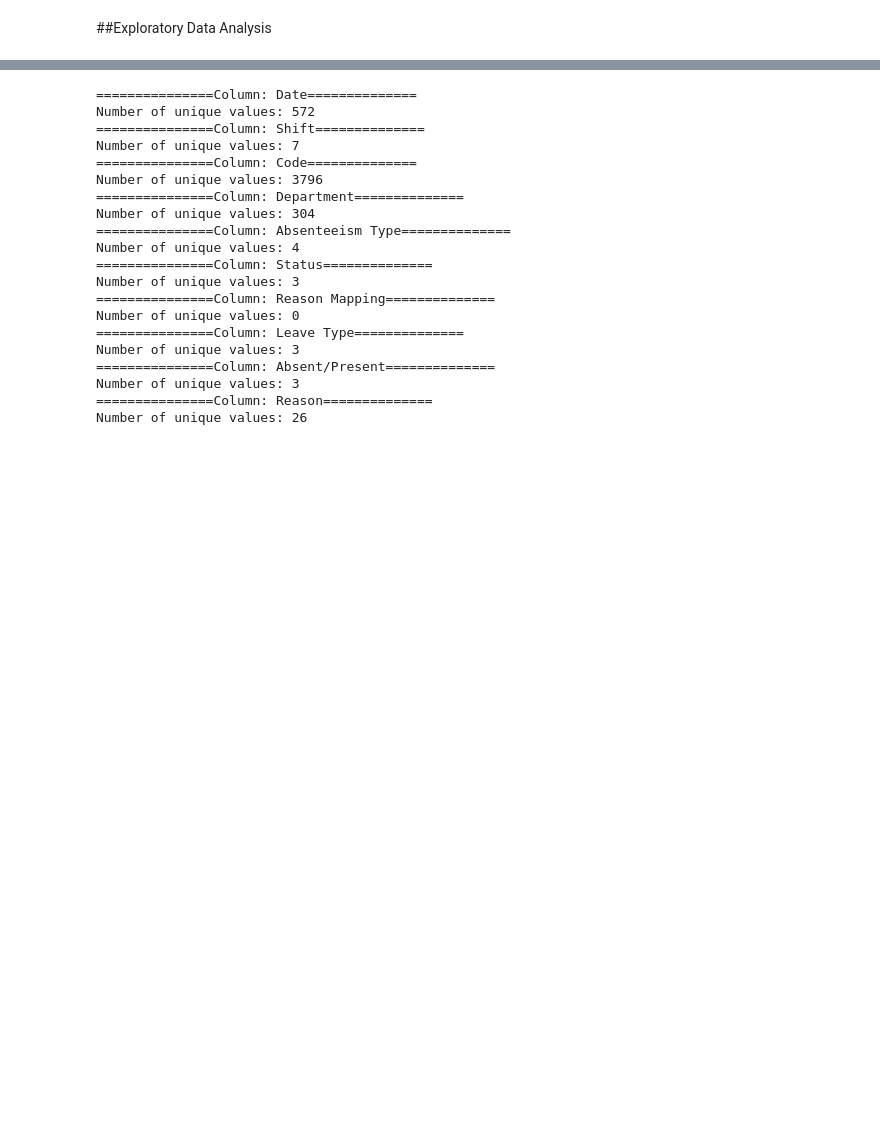
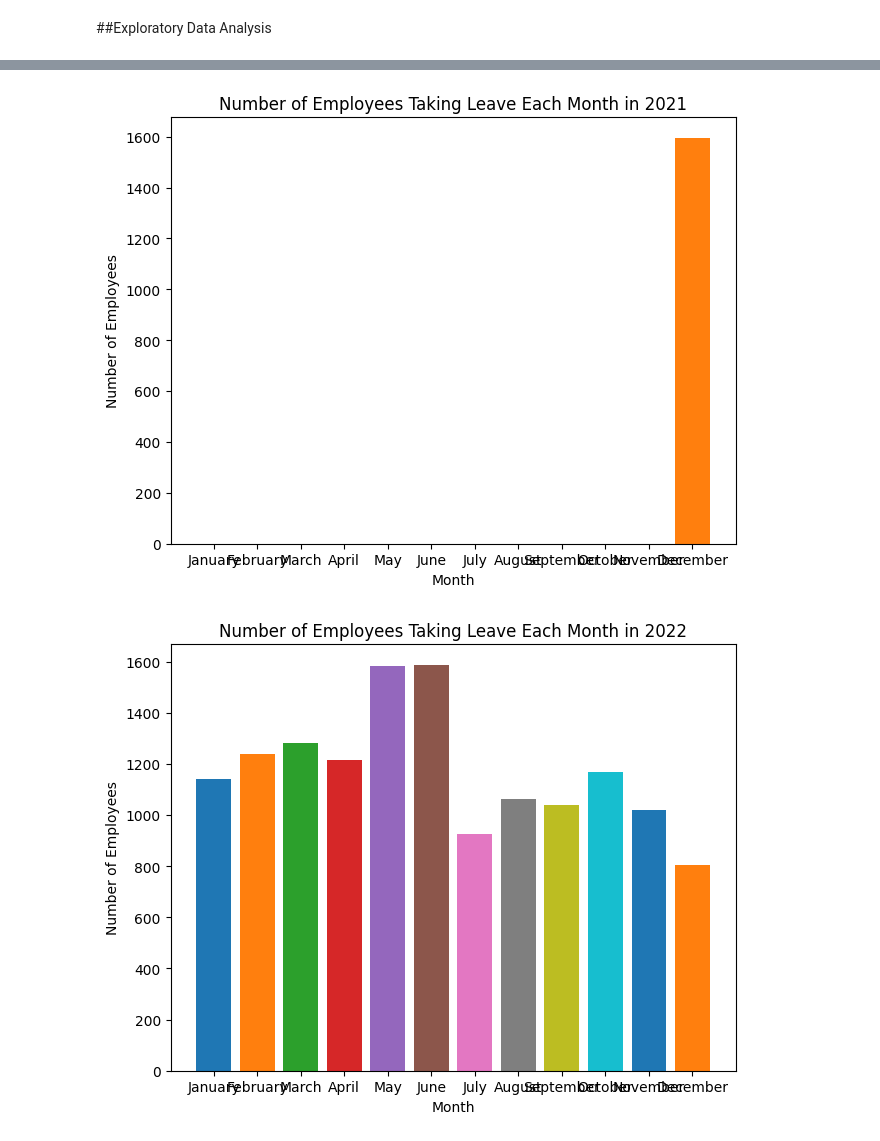
Before and after one commit to DSGP-Group-1-EAPS/SL-Apparel-Dataset, a Jupyter notebook: EAPS_Data_Describing.ipynb, the cells around one changed output, grey strips where cells are left out. Drawn from its saved outputs; the diff is of its cells as text; code cells hidden in the pictures; blank space fills up the shorter version.

```diff
--- a/EAPS_Data_Describing.ipynb
+++ b/EAPS_Data_Describing.ipynb
@@ -77,28 +77,33 @@ df.describe(include='all')
 | 50% | NaN | NaN | NaN | NaN | NaN | NaN | NaN | 1.000000 | ... |
 | 75% | NaN | NaN | NaN | NaN | NaN | NaN | NaN | 1.000000 | ... |
 | max | NaN | NaN | NaN | NaN | NaN | NaN | NaN | 2.000000 | ... |
-# %%
-for column in df.columns:
-    print(f"===============Column: {column}==============")
-    print(f"Number of unique values: {df[column].nunique()}")
-# %% [output]
-===============Column: Date==============
-Number of unique values: 572
-===============Column: Shift==============
-Number of unique values: 7
-===============Column: Code==============
-Number of unique values: 3796
-===============Column: Department==============
-Number of unique values: 304
-===============Column: Absenteeism Type==============
-Number of unique values: 4
-===============Column: Status==============
-Number of unique values: 3
-===============Column: Reason Mapping==============
-Number of unique values: 0
-===============Column: Leave Type==============
-Number of unique values: 3
-===============Column: Absent/Present==============
-Number of unique values: 3
-===============Column: Reason==============
-Number of unique values: 26
+# %%
+import matplotlib.pyplot as plt
+
+import calendar
+
+# Assuming 'Date' is in datetime format
+df['Date'] = pd.to_datetime(df['Date'])
+year = 2021
+for j in range(0, 3):
+  year = 2021
+  year = year+j
+  for i in range(1, 13):
+
+      monthly_2022_data = df[(df['Date'].dt.year == year) & (df['Date'].dt.month == i)]
+
+      # Get unique employee codes
+      employee_codes_monthly_2022 = monthly_2022_data['Code'].unique()
+
+      # Plotting
+      plt.bar(calendar.month_name[i], employee_codes_monthly_2022.size)
+  plt.tight_layout()
+  # Adding labels and title
+  plt.xlabel('Month')
+  plt.ylabel('Number of Employees')
+  plt.title(f'Number of Employees Taking Leave Each Month in {year}')
+  # Show the plot
+  plt.show()
+# %% [output]
+[figure, added]
+[figure, added]
```
Also changed, not shown: parts of 3 cells of this notebook.
